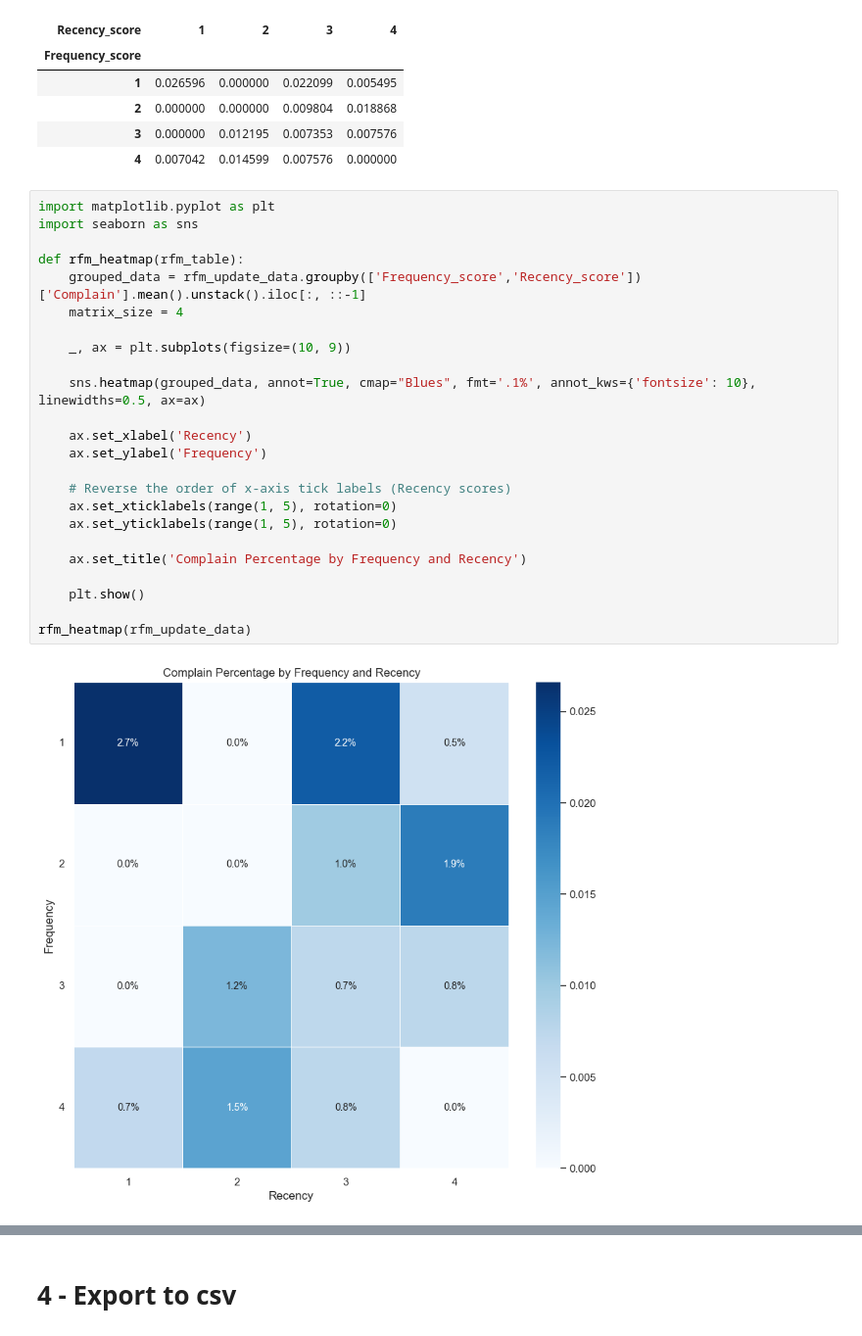
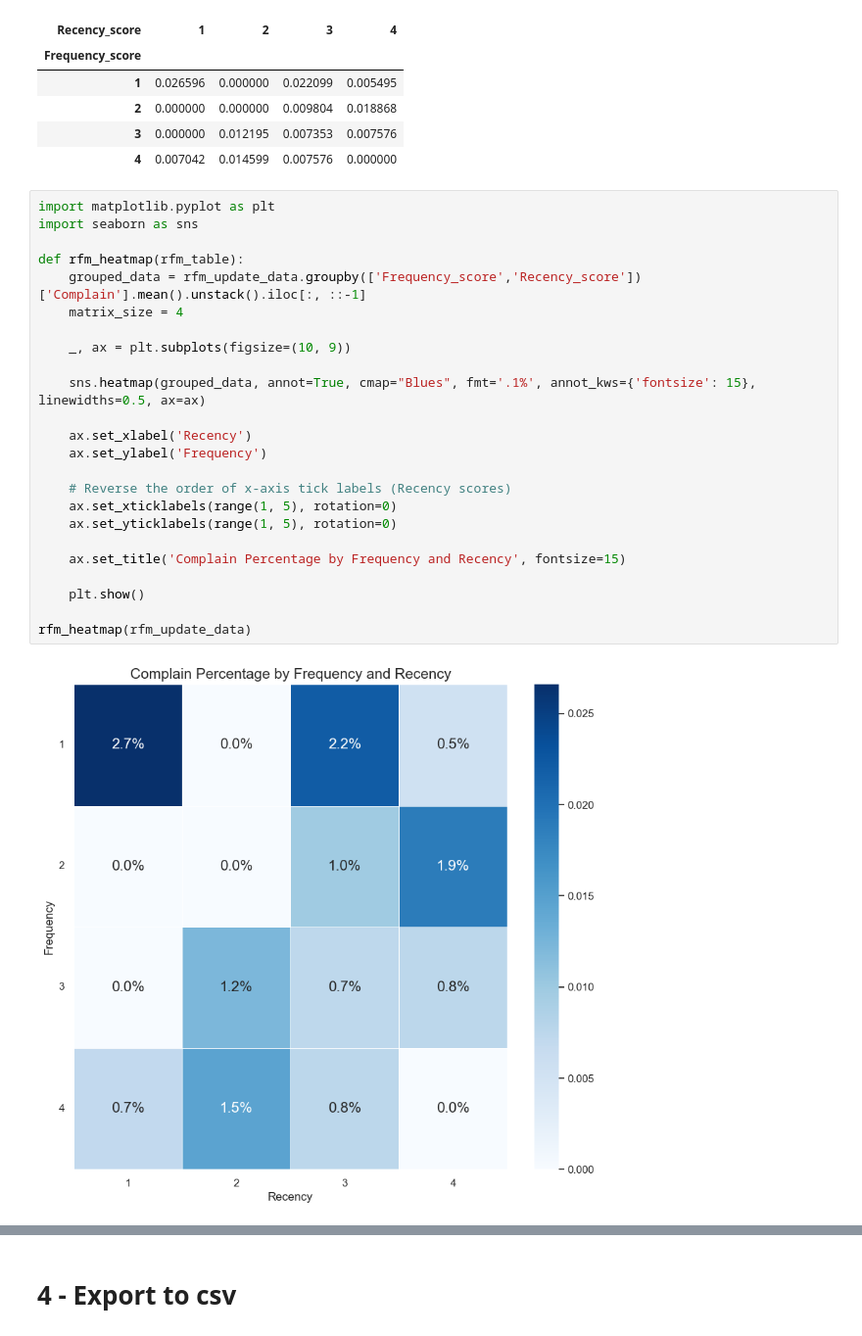
Before and after one commit to nqtquoctrung94/RFM_Customer_Personality_Analysis, a Jupyter notebook: clean_data.ipynb, the cells around one changed output, grey strips where cells are left out. Shown at 98% size. Saved outputs shown, nothing was run; the diff lists cells and outputs as text.

```diff
--- a/clean_data.ipynb
+++ b/clean_data.ipynb
@@ -798,26 +793,26 @@ reversed_columns
 # %%
 import matplotlib.pyplot as plt
 import seaborn as sns
 
 def rfm_heatmap(rfm_table):
     grouped_data = rfm_update_data.groupby(['Frequency_score','Recency_score'])['Complain'].mean().unstack().iloc[:, ::-1]
     matrix_size = 4
 
     _, ax = plt.subplots(figsize=(10, 9))
 
-    sns.heatmap(grouped_data, annot=True, cmap="Blues", fmt='.1%', annot_kws={'fontsize': 10}, linewidths=0.5, ax=ax)
+    sns.heatmap(grouped_data, annot=True, cmap="Blues", fmt='.1%', annot_kws={'fontsize': 15}, linewidths=0.5, ax=ax)
 
     ax.set_xlabel('Recency')
     ax.set_ylabel('Frequency')
 
     # Reverse the order of x-axis tick labels (Recency scores)
     ax.set_xticklabels(range(1, 5), rotation=0)
     ax.set_yticklabels(range(1, 5), rotation=0)
 
-    ax.set_title('Complain Percentage by Frequency and Recency')
+    ax.set_title('Complain Percentage by Frequency and Recency', fontsize=15)
 
     plt.show()
 
 rfm_heatmap(rfm_update_data)
 # %% [output]
-[figure, old version]
+[figure, new version]
```
Also changed, not shown: parts of 4 cells of this notebook.
